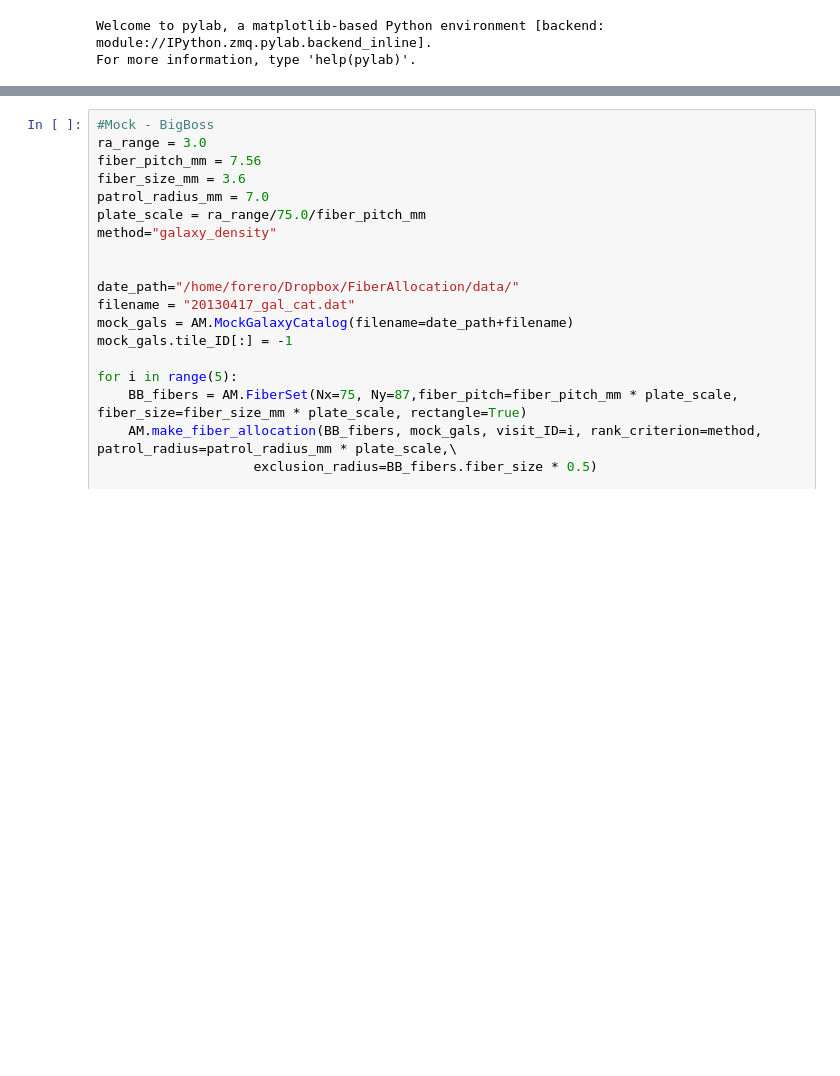
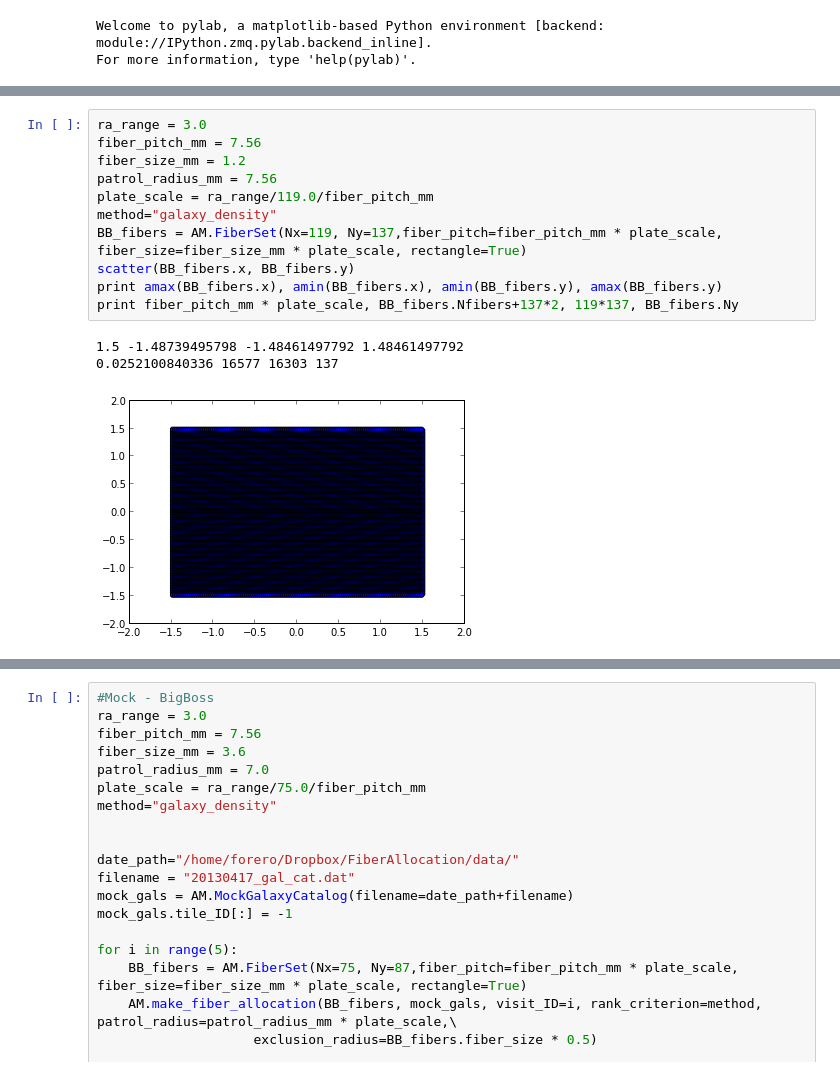
Before and after one commit to forero/FiberAllocation, a Jupyter notebook: source/PerformanceTest.ipynb, the cells around one changed output, grey strips where cells are left out. Drawn from its saved outputs; the diff is of its cells as text; blank space fills up the shorter version.

```diff
--- a/source/PerformanceTest.ipynb
+++ b/source/PerformanceTest.ipynb
@@ -9,3 +23,18 @@ For more information, type 'help(pylab)'.
+# %%
+ra_range = 3.0
+fiber_pitch_mm = 7.56
+fiber_size_mm = 1.2
+patrol_radius_mm = 7.56
+plate_scale = ra_range/119.0/fiber_pitch_mm
+method="galaxy_density"
+BB_fibers = AM.FiberSet(Nx=119, Ny=137,fiber_pitch=fiber_pitch_mm * plate_scale, fiber_size=fiber_size_mm * plate_scale, rectangle=True)
+scatter(BB_fibers.x, BB_fibers.y)
+print amax(BB_fibers.x), amin(BB_fibers.x), amin(BB_fibers.y), amax(BB_fibers.y)
+print fiber_pitch_mm * plate_scale, BB_fibers.Nfibers+137*2, 119*137, BB_fibers.Ny
+# %% [output]
+1.5 -1.48739495798 -1.48461497792 1.48461497792
+0.0252100840336 16577 16303 137
+[figure, added]
 # %%
 #Poisson - BigBoss
 ra_range = 3.0
```
Also changed, not shown: parts of 5 cells of this notebook, 1 other file.
